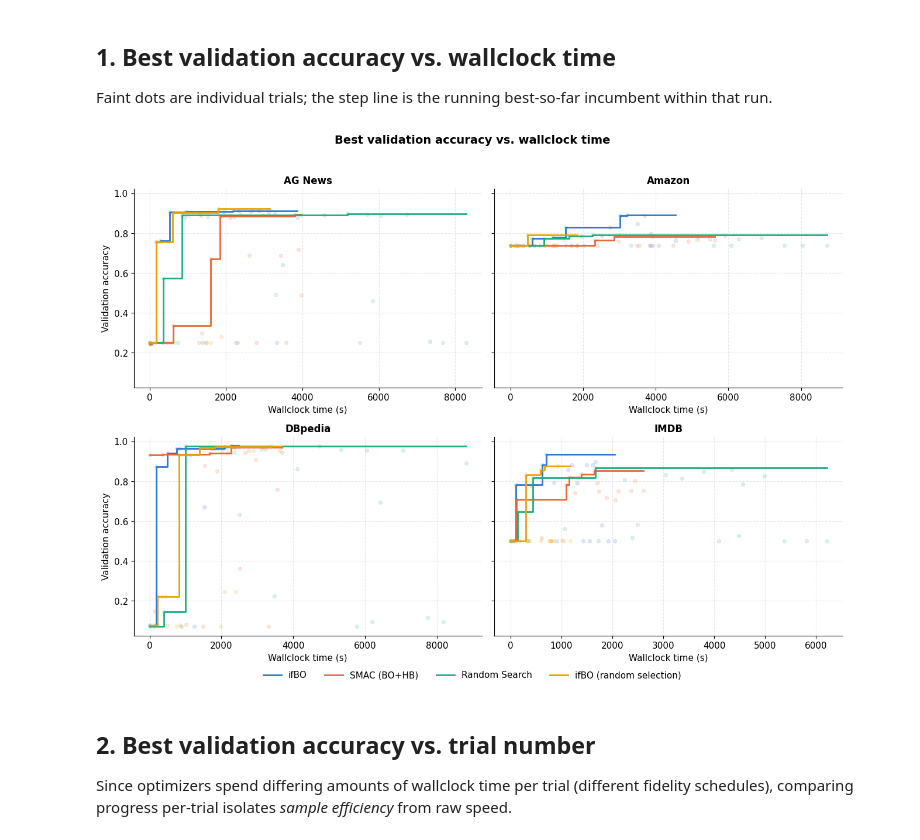
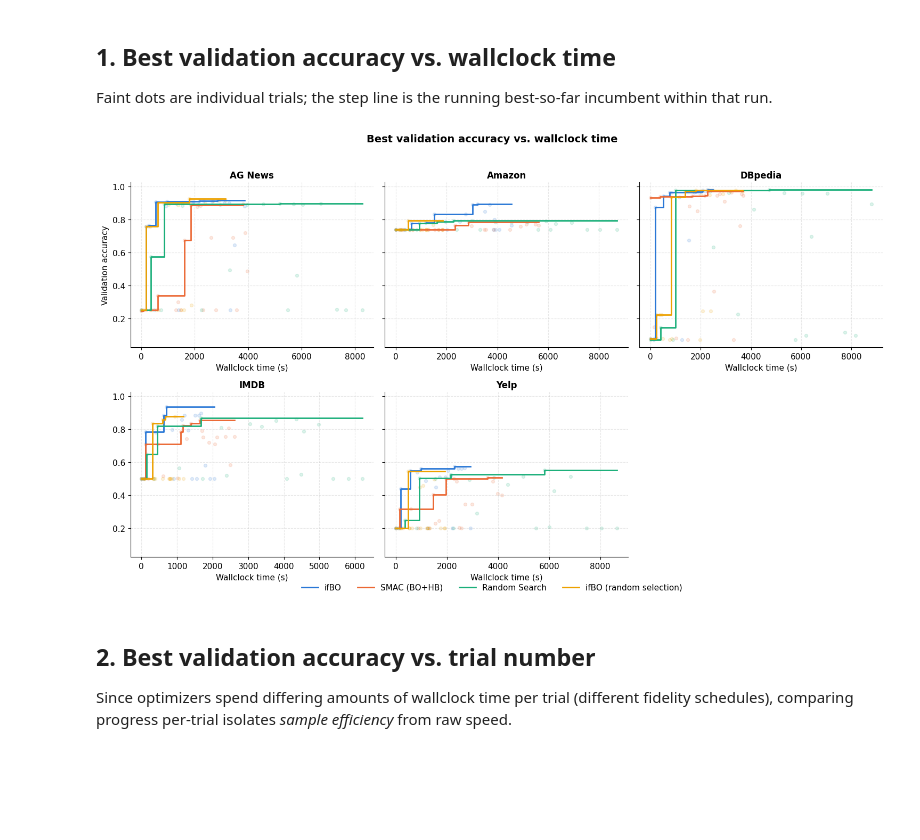
Before and after one commit to yahyafati/automl-textual-project-mirror, a Jupyter notebook: sample-results/final_results_analysis.ipynb, the cells around one changed output. Drawn from its saved outputs; the diff is of its cells as text; code cells hidden in the pictures; blank space fills up the shorter version.

Commit message:
Added yelp to final results

```diff
--- a/sample-results/final_results_analysis.ipynb
+++ b/sample-results/final_results_analysis.ipynb
@@ -14,6 +15,7 @@ its sampled `config`, `budget` (epochs trained), `val_error`, `timestamp`, and
 per-epoch `epoch_history`.
 # %%
 import json
+import math
 from datetime import datetime
 from pathlib import Path
 
@@ -34,13 +36,14 @@ plt.rcParams.update(
     }
 )
 
-RESULTS_DIR = Path("sample-results")
+RESULTS_DIR = Path("all_results")
 
 DATASETS = {
     "ag": "AG News",
     "amzn": "Amazon",
     "db": "DBpedia",
     "imdb": "IMDB",
+    "yelp": "Yelp",
 }
 
 OPTIMIZERS = {
@@ -58,6 +61,19 @@ COLORS = {
     "random": "#1baf7a",  # aqua
     "ifbo_random": "#eda100",  # yellow
 }
+
+# Grid layout shared by every per-dataset figure below, sized to fit however
+# many datasets are present (currently 5 -> 2x3, with the spare axis hidden).
+GRID_NCOLS = 3
+GRID_NROWS = math.ceil(len(DATASETS) / GRID_NCOLS)
+
+
+def dataset_grid(**subplots_kwargs):
+    fig, axes = plt.subplots(GRID_NROWS, GRID_NCOLS, **subplots_kwargs)
+    axes_flat = np.atleast_1d(axes).flatten()
+    for ax in axes_flat[len(DATASETS) :]:
+        ax.set_visible(False)
+    return fig, axes_flat[: len(DATASETS)]
 # %% [markdown]
 ## Load trial histories
 # %%
@@ -129,45 +145,44 @@ Faint dots are individual trials; the step line is the running best-so-far
 incumbent within that run.
 # %%
 def plot_best_so_far(df, x_col, x_label, title, log_x=False):
-    fig, axes = plt.subplots(2, 2, figsize=(13, 9), sharey=True)
-    for ax, (ds_key, ds_label) in zip(axes.flat, DATASETS.items()):
+    fig, axes = dataset_grid(figsize=(5 * GRID_NCOLS, 4.2 * GRID_NROWS), sharey=True)
+    for ax, (ds_key, ds_label) in zip(axes, DATASETS.items()):
         sub_ds = df[df["dataset"] == ds_key]
         for opt_key, opt_label in OPTIMIZERS.items():
             sub = sub_ds[sub_ds["optimizer"] == opt_key].sort_values(x_col)
             if sub.empty:
                 continue
             color = COLORS[opt_key]
             ax.scatter(
                 sub[x_col], sub["val_accuracy"], color=color, alpha=0.15, s=18, zorder=1
             )
             ax.step(
                 sub[x_col],
                 sub["best_val_accuracy_so_far"],
                 where="post",
                 color=color,
                 linewidth=2.0,
                 label=opt_label,
                 zorder=2,
             )
         ax.set_title(ds_label, fontsize=12, fontweight="bold")
         ax.set_xlabel(x_label)
         if log_x:
             ax.set_xscale("log")
-    for ax in axes[:, 0]:
-        ax.set_ylabel("Validation accuracy")
-    handles, labels = axes.flat[0].get_legend_handles_labels()
-    fig.legend(handles, labels, loc="lower center", ncol=4, bbox_to_anchor=(0.5, -0.03), frameon=False)
+    axes[0].set_ylabel("Validation accuracy")
+    handles, labels = axes[0].get_legend_handles_labels()
+    fig.legend(handles, labels, loc="lower center", ncol=4, bbox_to_anchor=(0.5, -0.02), frameon=False)
     fig.suptitle(title, fontsize=14, fontweight="bold", y=1.02)
     fig.tight_layout()
     return fig
 
 
 _ = plot_best_so_far(
     trials_df, "wallclock_s", "Wallclock time (s)", "Best validation accuracy vs. wallclock time"
 )
 plt.show()
 # %% [output]
-[figure, old version]
+[figure, new version]
 # %% [markdown]
 ## 2. Best validation accuracy vs. trial number
 
```
Also changed, not shown: parts of 10 cells of this notebook.
